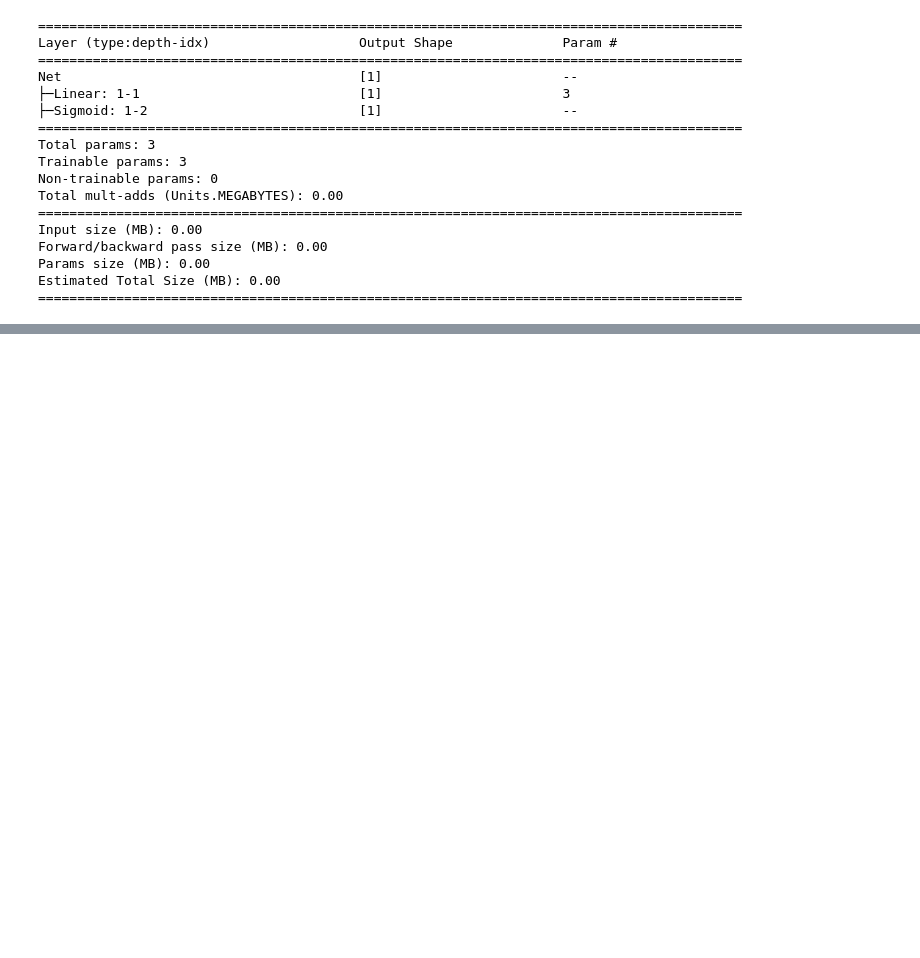
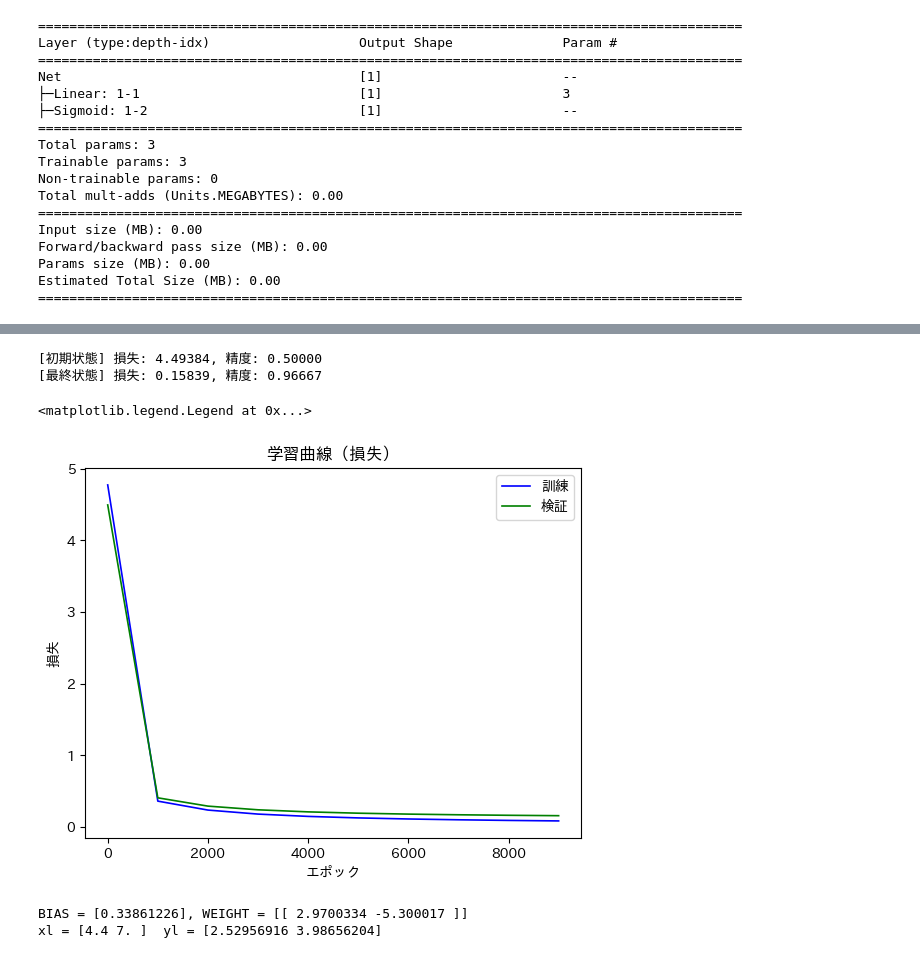
Before and after one commit to Yu5656/machine-learning_101, a Jupyter notebook: ml_05.ipynb, the cells around one changed output, grey strips where cells are left out. Drawn from its saved outputs; the diff is of its cells as text; code cells hidden in the pictures; blank space fills up the shorter version.

Commit message:
updated ml_06.ipynb so that it visualizes the result

```diff
--- a/ml_05.ipynb
+++ b/ml_05.ipynb
@@ -118,7 +123,7 @@ num_epochs = 10000
 
 import numpy as np
 
-history = np.zeros((0, 2))
+history = np.zeros((0, 5))
 # %%
 for epoch in range(num_epochs):
     optimizer.zero_grad()
@@ -137,5 +142,7 @@ for epoch in range(num_epochs):
     predicted_test = torch.where(outputs_test < 0.5, 0, 1)
     val_acc = (predicted_test == labels1_test).sum() / len(y_test)
     if epoch % 1000 == 0:
-        print(f'Epoch [{epoch}/{num_epochs}, Loss:]')
+        print(f'Epoch [{epoch}/{num_epochs}, train_loss: {train_loss:.4f}, train_acc: {train_acc:.4f}, val_loss: {val_loss:.4f}, val_acc: {val_acc:.4f}]')
+        item = np.array([epoch, train_loss, train_acc, val_loss, val_acc])
+        history = np.vstack((history, item))
 # %% [output]
@@ -151,0 +159,36 @@ Epoch [9000/10000, Loss:]
+# %%
+print(f'[初期状態] 損失: {history[0, 3]:.5f}, 精度: {history[0, 4]:.5f}')
+print(f'[最終状態] 損失: {history[-1, 3]:.5f}, 精度: {history[-1, 4]:.5f}')
+# %% [output]
+[初期状態] 損失: 4.49384, 精度: 0.50000
+[最終状態] 損失: 0.15839, 精度: 0.96667
+# %%
+plt.plot(history[:, 0], history[:, 1], c='b', label='訓練')
+plt.plot(history[:, 0], history[:, 3], c='g', label='検証')
+plt.xlabel('エポック')
+plt.ylabel('損失')
+plt.title('学習曲線（損失）')
+plt.legend()
+# %% [output]
+<matplotlib.legend.Legend at 0x...>
+[figure, added]
+# %%
+# パラメータの取得
+
+bias = net.l1.bias.data.numpy()
+weight = net.l1.weight.data.numpy()
+print(f'BIAS = {bias}, WEIGHT = {weight}')
+
+# 決定境界描画用 x1の値から x2の値を計算する
+def decision(x):
+    return(-(bias + weight[0,0] * x)/ weight[0,1])
+
+# 散布図のx1の最小値と最大値
+xl = np.array([x_test[:,0].min(), x_test[:,0].max()])
+yl = decision(xl)
+
+# 結果確認
+print(f'xl = {xl}  yl = {yl}')
+# %% [output]
+BIAS = [0.33861226], WEIGHT = [[ 2.9700334 -5.300017 ]]
+xl = [4.4 7. ]  yl = [2.52956916 3.98656204]
```
Also changed, not shown: parts of 6 cells of this notebook, 3 other files.
